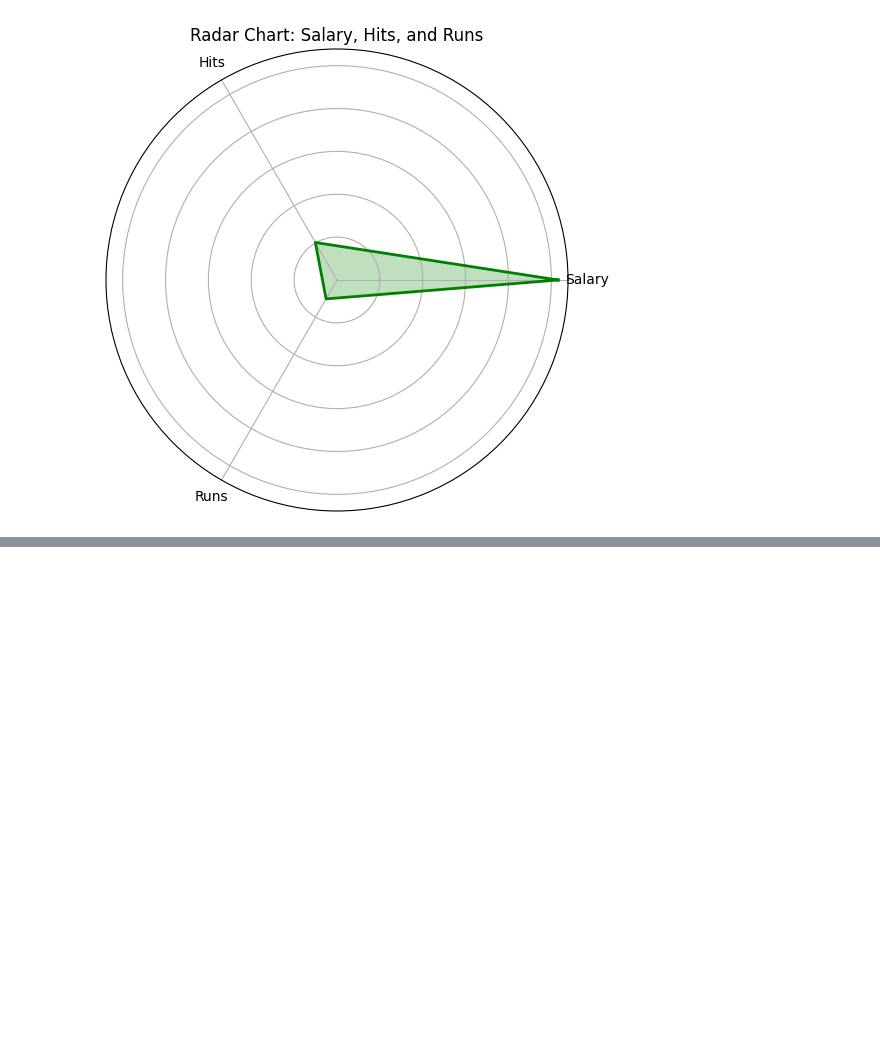
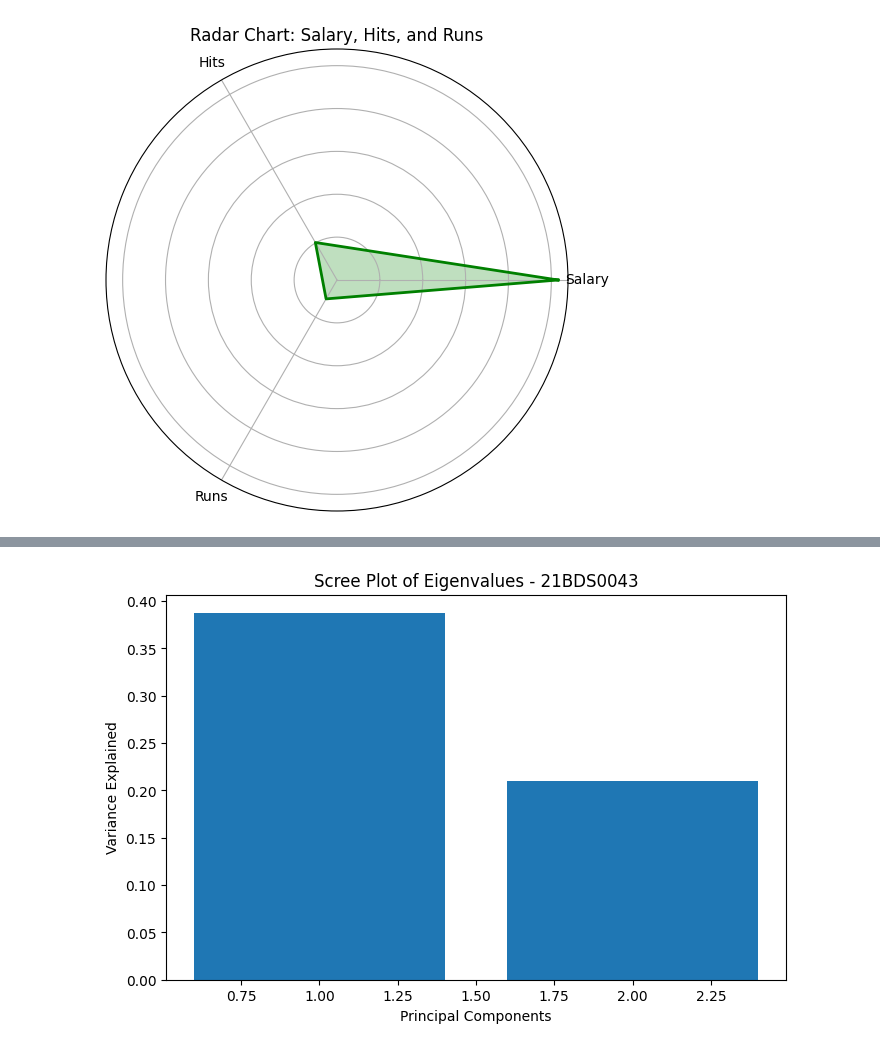
Before and after one commit to Vaishaliii25/EDA_DA, a Jupyter notebook: 21BDS0043_EDA.ipynb, the cells around one changed output, grey strips where cells are left out. Saved outputs shown, nothing was run; the diff lists cells and outputs as text; code cells hidden in the pictures; blank space fills up the shorter version.

```diff
--- a/21BDS0043_EDA.ipynb
+++ b/21BDS0043_EDA.ipynb
@@ -645,0 +749,17 @@ plt.show()
+# %%
+# Step 5: Perform PCA
+scaler = StandardScaler()
+df_scaled = scaler.fit_transform(df_clustering)
+pca = PCA(n_components=2)
+pca_components = pca.fit_transform(df_scaled)
+
+# Scree Plot
+explained_variance = pca.explained_variance_ratio_
+plt.figure(figsize=(8, 5))
+plt.bar(range(1, len(explained_variance) + 1), explained_variance)
+plt.title("Scree Plot of Eigenvalues - 21BDS0043")
+plt.xlabel("Principal Components")
+plt.ylabel("Variance Explained")
+plt.show()
+# %% [output]
+[figure, added]
```
Also changed, not shown: parts of 10 cells of this notebook.
